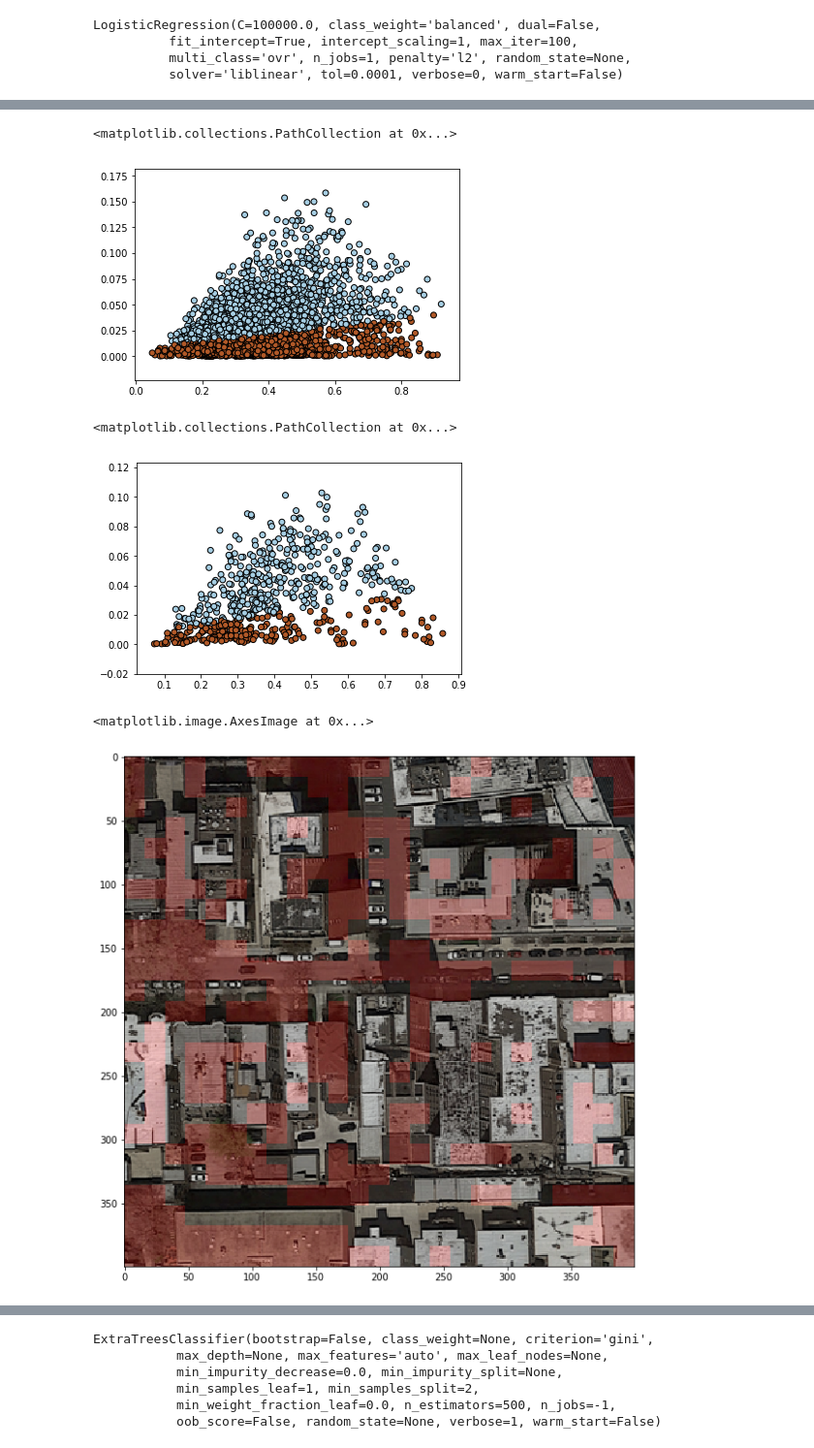
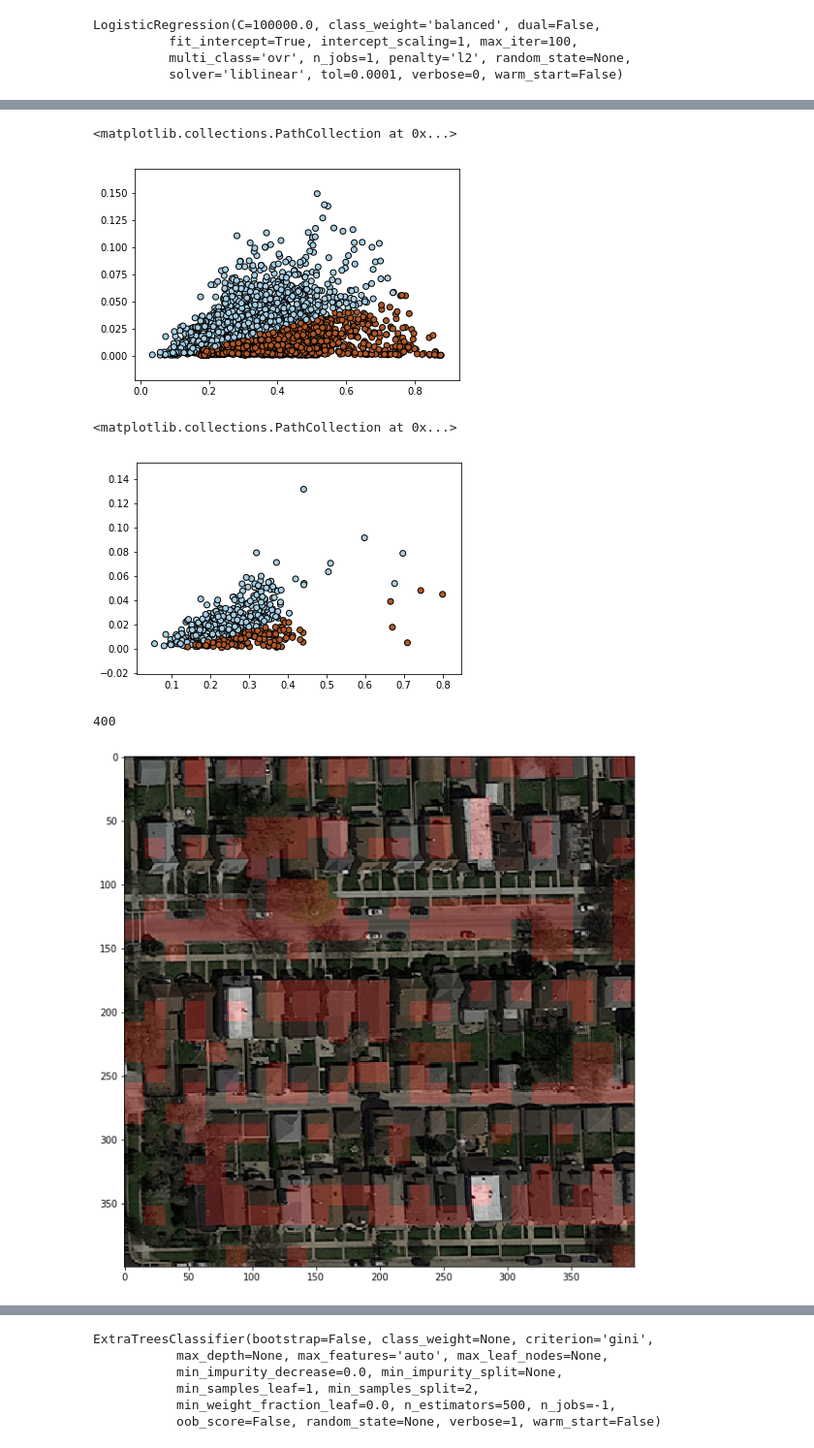
Before and after one commit to ilijagjorgjiev/project_2_ml, a Jupyter notebook: segment_aerial_images (1).ipynb, the cells around one changed output, grey strips where cells are left out. Shown at 97% size. Saved outputs shown, nothing was run; the diff lists cells and outputs as text; code cells hidden in the pictures.

```diff
--- a/segment_aerial_images (1).ipynb
+++ b/segment_aerial_images (1).ipynb
@@ -130,14 +101,14 @@ def img_crop(im, w, h):
 # Loaded a set of images
 root_dir = "training/"
 
-image_dir = root_dir + "images/images/"
+image_dir = root_dir + "training/images/"
 files = os.listdir(image_dir)
-n = min(20, len(files)) # Load maximum 20 images
+n =len(files) # Load maximum 20 images
 print("Loading " + str(n) + " images")
 imgs = [load_image(image_dir + files[i]) for i in range(n)]
 print(files[0])
 
-gt_dir = root_dir + "images/groundtruth/"
+gt_dir = root_dir + "training/groundtruth/"
 print("Loading " + str(n) + " images")
 gt_imgs = [load_image(gt_dir + files[i]) for i in range(n)]
 print(files[1])
@@ -150,0 +126,14 @@ satImage_064.png
+# %%
+import os
+test_dir = "test/"
+test_dir_images = test_dir + "test_set_images/"
+test_img = []
+for i in range(50):
+    j = i+1
+    help_dir = test_dir_images + "test_"+'%.1d' % j + "/"
+    help_files = os.listdir(help_dir)
+    test_img.append(help_dir + help_files[0])
+# %%
+n = len(test_img)
+print("Loading " + str(n) + " images")
+gt_imgs1 = [load_image(test_img[i]) for i in range(n)]
@@ -263,7 +273,7 @@ True positive rate = 0.18512
 plt.scatter(X[:, 0], X[:, 1], c=Z, edgecolors='k', cmap=plt.cm.Paired)
 # %% [output]
 <matplotlib.collections.PathCollection at 0x...>
-[figure, old version]
+[figure, new version]
 # %%
 # Convert array of labels to an image
 
@@ -289,28 +299,29 @@ def make_img_overlay(img, predicted_img):
     return new_img
 # %%
 # Run prediction on the img_idx-th image
-img_idx = 5
+img_idx = 10
 
 Xi = extract_img_features(image_dir + files[img_idx])
 Zi = logreg.predict(Xi)
 plt.scatter(Xi[:, 0], Xi[:, 1], c=Zi, edgecolors='k', cmap=plt.cm.Paired)
 # %% [output]
 <matplotlib.collections.PathCollection at 0x...>
-[figure, old version]
+[figure, new version]
 # %%
 # Display prediction as an image
 
 w = gt_imgs[img_idx].shape[0]
 h = gt_imgs[img_idx].shape[1]
 predicted_im = label_to_img(w, h, patch_size, patch_size, Zi)
 cimg = concatenate_images(imgs[img_idx], predicted_im)
 fig1 = plt.figure(figsize=(10, 10)) # create a figure with the default size
 plt.imshow(cimg, cmap='Greys_r')
 
 new_img = make_img_overlay(imgs[img_idx], predicted_im)
 
 plt.imshow(new_img)
+h
 # %% [output]
-<matplotlib.image.AxesImage at 0x...>
+400
-[figure, old version]
+[figure, new version]
 # %%
```
Also changed, not shown: parts of 47 cells of this notebook.
